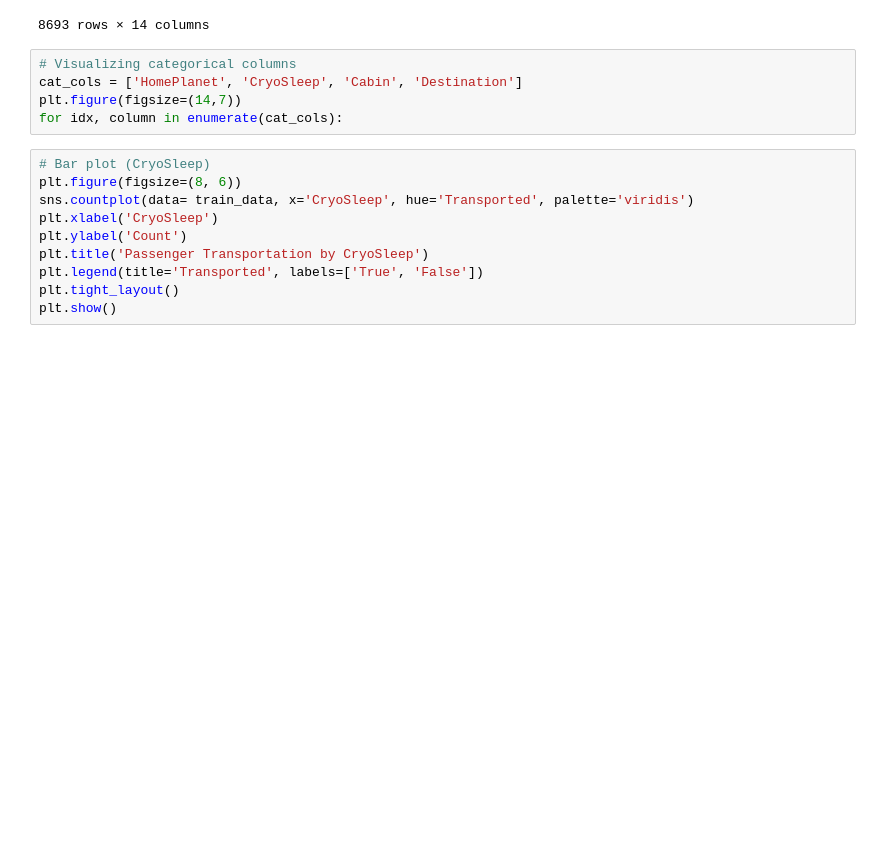
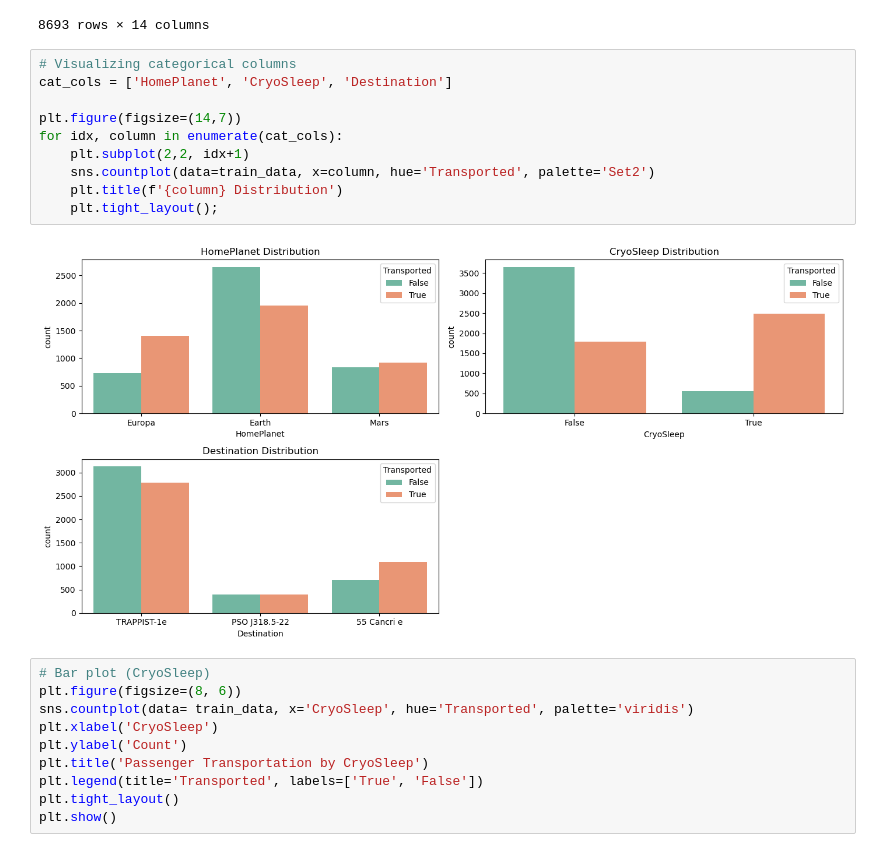
Before and after one commit to Emilly-Njue/Spaceship-Titanic, a Jupyter notebook: spaceship.ipynb, the cells around one changed output. Drawn from its saved outputs; the diff is of its cells as text; blank space fills up the shorter version.

Commit message:
cat columns

```diff
--- a/spaceship.ipynb
+++ b/spaceship.ipynb
@@ -251,9 +251,16 @@ train_data
 8693 rows × 14 columns
 # %%
 # Visualizing categorical columns
-cat_cols = ['HomePlanet', 'CryoSleep', 'Cabin', 'Destination']
+cat_cols = ['HomePlanet', 'CryoSleep', 'Destination']
+
 plt.figure(figsize=(14,7))
 for idx, column in enumerate(cat_cols):
+    plt.subplot(2,2, idx+1)
+    sns.countplot(data=train_data, x=column, hue='Transported', palette='Set2')
+    plt.title(f'{column} Distribution')
+    plt.tight_layout();
+# %% [output]
+[figure, added]
 # %%
 # Bar plot (CryoSleep)
 plt.figure(figsize=(8, 6))
```
